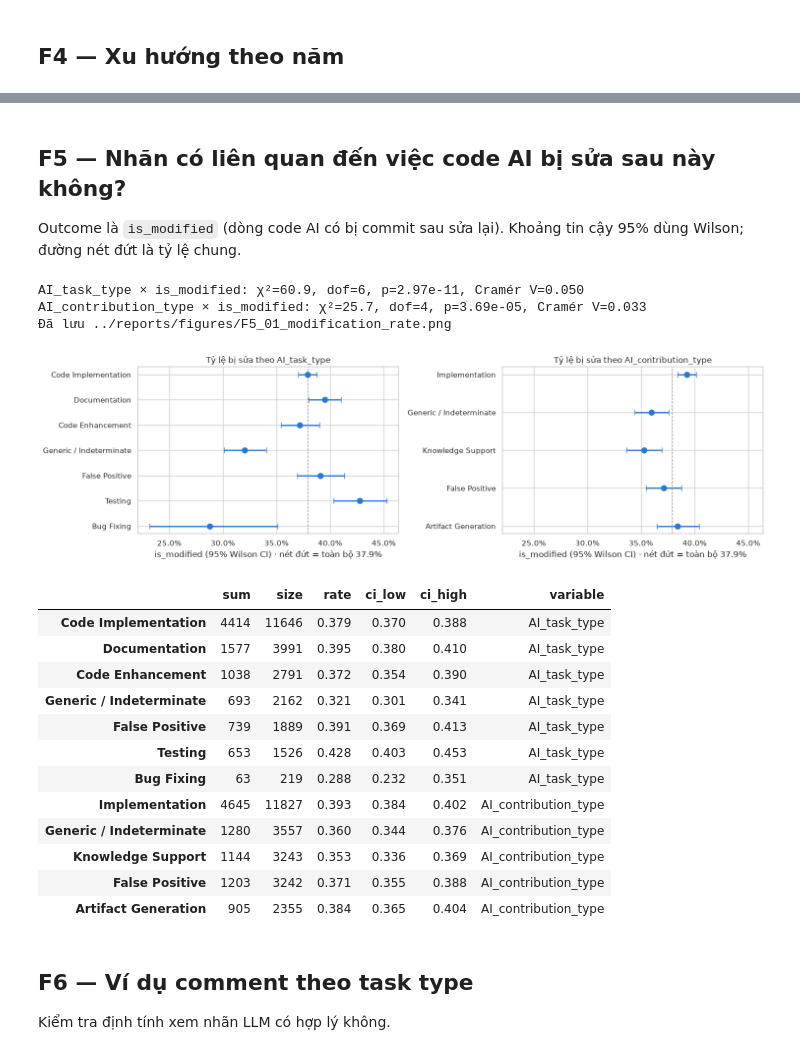
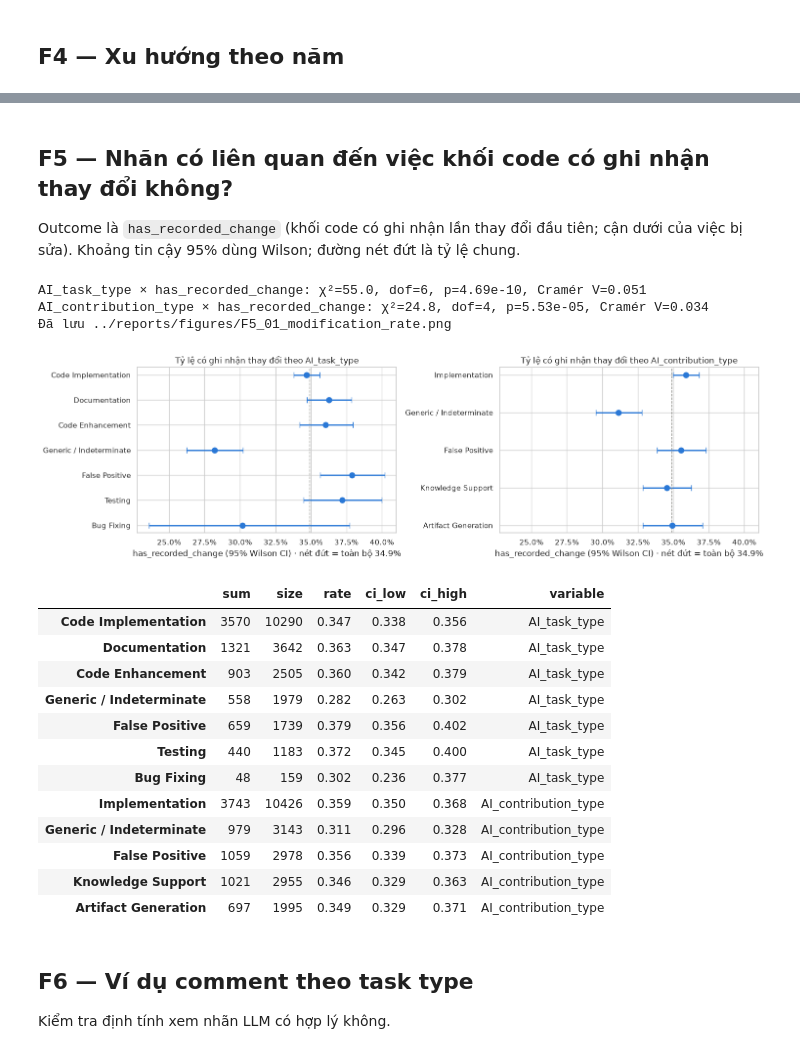
Before and after one commit to qtungnui07/Rise-in-AI-commits, a Jupyter notebook: notebooks/08_ai_task_contribution.ipynb, the cells around one changed output, grey strips where cells are left out. Saved outputs shown, nothing was run; the diff lists cells and outputs as text; code cells hidden in the pictures.

Commit message:
Fixes to data and reports

```diff
--- a/notebooks/08_ai_task_contribution.ipynb
+++ b/notebooks/08_ai_task_contribution.ipynb
@@ -26,6 +28,9 @@ sns.set_theme(style='whitegrid', context='notebook')
 
 ANN_PATH = Path('../data/processed/commit_annotations_llm.csv')
 FEAT_PATH = Path('../data/processed/commits_features.csv')
+INTERIM_PATH = Path('../data/interim/latest_standardized_data.csv')
+TEAM_PATH = Path('../data/processed/commit_annotations.csv')
+BLOCK = ['repo', 'file', 'code_block']
 FIG_DIR = Path('../reports/figures'); FIG_DIR.mkdir(parents=True, exist_ok=True)
 REPORT_DIR = Path('../reports')
 TASK, CONTRIB, FP = 'AI_task_type', 'AI_contribution_type', 'False Positive'
@@ -37,12 +42,19 @@ n_raw = len(ann); ann = ann.drop_duplicates('id')
 TASK_LABELS = {'Code Implementation', 'Code Enhancement', 'Documentation', 'Testing', 'Bug Identification & Fixing', 'Generic Mention and Indeterminate Actions', FP}
 CONTRIB_LABELS = {'Implementation', 'Artifact Generation', 'Knowledge and Concept Support', 'Generic Mention and Indeterminate Actions', FP}
 assert set(ann[TASK]) <= TASK_LABELS and set(ann[CONTRIB]) <= CONTRIB_LABELS, 'Có nhãn ngoài taxonomy'
+# Đồng thuận giữa LLM và nhãn của nhóm, tính trước khi đổi tên nhãn
+both = ann.merge(pd.read_csv(TEAM_PATH)[['id', TASK, CONTRIB]], on='id', suffixes=('_llm', '_team'))
+kappa = {c: cohen_kappa_score(both[f'{c}_llm'], both[f'{c}_team']) for c in [TASK, CONTRIB]}
 ann[[TASK, CONTRIB]] = ann[[TASK, CONTRIB]].replace({'Generic Mention and Indeterminate Actions': 'Generic / Indeterminate', 'Bug Identification & Fixing': 'Bug Fixing', 'Knowledge and Concept Support': 'Knowledge Support'})
 
-feat = pd.read_csv(FEAT_PATH, low_memory=False, usecols=['id', 'year', 'is_modified', 'ai_tool'])
-df = ann.merge(feat, on='id', how='left', validate='one_to_one')
+# commits_features giữ một id cho mỗi khối: nối mọi id của khối với feature của khối đó
+ids = pd.read_csv(INTERIM_PATH, low_memory=False, usecols=['id', *BLOCK])
+feat = ids.merge(pd.read_csv(FEAT_PATH, low_memory=False, usecols=[*BLOCK, 'year', 'has_recorded_change', 'ai_tool']), on=BLOCK)
+# Một khối có thể có nhiều comment AI: giữ annotation đầu tiên để mỗi khối là một dòng
+df = ann.merge(feat[['id', 'code_block', 'year', 'has_recorded_change', 'ai_tool']], on='id', validate='one_to_one').drop_duplicates(BLOCK)
 valid = df[(df[TASK] != FP) & (df[CONTRIB] != FP)]
-print(f'✅ Đã tải {n_raw:,} dòng, bỏ {n_raw - len(ann)} dòng trùng id → {len(df):,} dòng; khớp commits_features: {df["year"].notna().mean():.1%}')
+print(f'✅ Đã tải {n_raw:,} annotation → {len(df):,} khối code duy nhất có trong commits_features')
+print(f"Cohen's κ giữa LLM và nhãn của nhóm (n={len(both)}): " + ', '.join(f'{c} = {k:.2f}' for c, k in kappa.items()))
 print(f'Dòng không False Positive ở cả hai nhãn: {len(valid):,} ({len(valid) / len(df):.1%})')
 
 # Thứ tự và màu cố định theo tần suất, dùng chung cho mọi biểu đồ
@@ -180,39 +193,39 @@ AI_contribution_type × year: χ²=276.3, dof=12, p=4.33e-52, Cramér V=0.067
 # %% [markdown]
-## F5 — Nhãn có liên quan đến việc code AI bị sửa sau này không?
+## F5 — Nhãn có liên quan đến việc khối code có ghi nhận thay đổi không?
 
-Outcome là `is_modified` (dòng code AI có bị commit sau sửa lại). Khoảng tin cậy 95% dùng Wilson; đường nét đứt là tỷ lệ chung.
+Outcome là `has_recorded_change` (khối code có ghi nhận lần thay đổi đầu tiên; cận dưới của việc bị sửa). Khoảng tin cậy 95% dùng Wilson; đường nét đứt là tỷ lệ chung.
 # %%
-base = df['is_modified'].mean(); rates = []
+base = df['has_recorded_change'].mean(); rates = []
 fig, axes = plt.subplots(1, 2, figsize=(15, 4.5), sharex=True)
 for ax, col in zip(axes, [TASK, CONTRIB]):
-    g = df.groupby(col)['is_modified'].agg(['sum', 'size']).loc[ORDER[col]]
+    g = df.groupby(col)['has_recorded_change'].agg(['sum', 'size']).loc[ORDER[col]]
     g['rate'] = g['sum'] / g['size']; g['ci_low'], g['ci_high'] = wilson_ci(g['sum'], g['size'])
     ax.errorbar(g['rate'], g.index, xerr=[g['rate'] - g['ci_low'], g['ci_high'] - g['rate']], fmt='o', ms=8, lw=2, capsize=4, color='#2a78d6')
     ax.axvline(base, color='#8a8a85', ls='--', lw=1)
-    ax.set(title=f'Tỷ lệ bị sửa theo {col}', xlabel=f'is_modified (95% Wilson CI) · nét đứt = toàn bộ {base:.1%}'); ax.xaxis.set_major_formatter(PercentFormatter(1))
+    ax.set(title=f'Tỷ lệ có ghi nhận thay đổi theo {col}', xlabel=f'has_recorded_change (95% Wilson CI) · nét đứt = toàn bộ {base:.1%}'); ax.xaxis.set_major_formatter(PercentFormatter(1))
     ax.invert_yaxis()
-    chi_square(f'{col} × is_modified', pd.crosstab(df[col], df['is_modified']))
+    chi_square(f'{col} × has_recorded_change', pd.crosstab(df[col], df['has_recorded_change']))
     rates.append(g.assign(variable=col))
 savefig('F5_01_modification_rate.png')
 display(pd.concat(rates).round(3))
 # %% [output]
-AI_task_type × is_modified: χ²=60.9, dof=6, p=2.97e-11, Cramér V=0.050
-AI_contribution_type × is_modified: χ²=25.7, dof=4, p=3.69e-05, Cramér V=0.033
+AI_task_type × has_recorded_change: χ²=55.0, dof=6, p=4.69e-10, Cramér V=0.051
+AI_contribution_type × has_recorded_change: χ²=24.8, dof=4, p=5.53e-05, Cramér V=0.034
 Đã lưu ../reports/figures/F5_01_modification_rate.png
-[figure, old version]
+[figure, new version]
 |  | sum | size | rate | ci_low | ci_high | variable |
-| Code Implementation | 4414 | 11646 | 0.379 | 0.370 | 0.388 | AI_task_type |
-| Documentation | 1577 | 3991 | 0.395 | 0.380 | 0.410 | AI_task_type |
-| Code Enhancement | 1038 | 2791 | 0.372 | 0.354 | 0.390 | AI_task_type |
-| Generic / Indeterminate | 693 | 2162 | 0.321 | 0.301 | 0.341 | AI_task_type |
-| False Positive | 739 | 1889 | 0.391 | 0.369 | 0.413 | AI_task_type |
-| Testing | 653 | 1526 | 0.428 | 0.403 | 0.453 | AI_task_type |
-| Bug Fixing | 63 | 219 | 0.288 | 0.232 | 0.351 | AI_task_type |
-| Implementation | 4645 | 11827 | 0.393 | 0.384 | 0.402 | AI_contribution_type |
-| Generic / Indeterminate | 1280 | 3557 | 0.360 | 0.344 | 0.376 | AI_contribution_type |
-| Knowledge Support | 1144 | 3243 | 0.353 | 0.336 | 0.369 | AI_contribution_type |
-| False Positive | 1203 | 3242 | 0.371 | 0.355 | 0.388 | AI_contribution_type |
-| Artifact Generation | 905 | 2355 | 0.384 | 0.365 | 0.404 | AI_contribution_type |
+| Code Implementation | 3570 | 10290 | 0.347 | 0.338 | 0.356 | AI_task_type |
+| Documentation | 1321 | 3642 | 0.363 | 0.347 | 0.378 | AI_task_type |
+| Code Enhancement | 903 | 2505 | 0.360 | 0.342 | 0.379 | AI_task_type |
+| Generic / Indeterminate | 558 | 1979 | 0.282 | 0.263 | 0.302 | AI_task_type |
+| False Positive | 659 | 1739 | 0.379 | 0.356 | 0.402 | AI_task_type |
+| Testing | 440 | 1183 | 0.372 | 0.345 | 0.400 | AI_task_type |
+| Bug Fixing | 48 | 159 | 0.302 | 0.236 | 0.377 | AI_task_type |
+| Implementation | 3743 | 10426 | 0.359 | 0.350 | 0.368 | AI_contribution_type |
+| Generic / Indeterminate | 979 | 3143 | 0.311 | 0.296 | 0.328 | AI_contribution_type |
+| False Positive | 1059 | 2978 | 0.356 | 0.339 | 0.373 | AI_contribution_type |
+| Knowledge Support | 1021 | 2955 | 0.346 | 0.329 | 0.363 | AI_contribution_type |
+| Artifact Generation | 697 | 1995 | 0.349 | 0.329 | 0.371 | AI_contribution_type |
 # %% [markdown]
 ## F6 — Ví dụ comment theo task type
 
```
Also changed, not shown: parts of 10 cells of this notebook, 56 other files.
